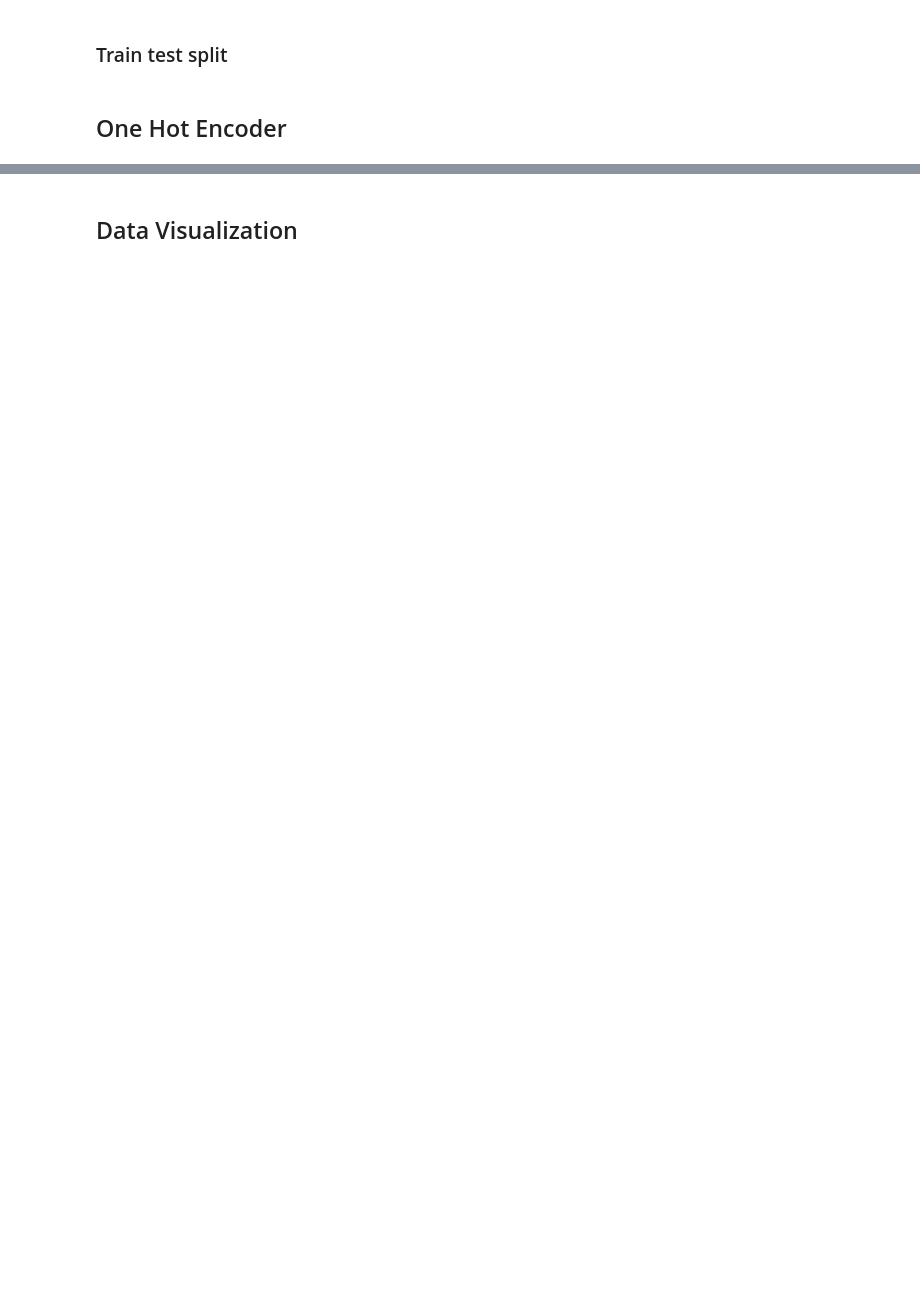
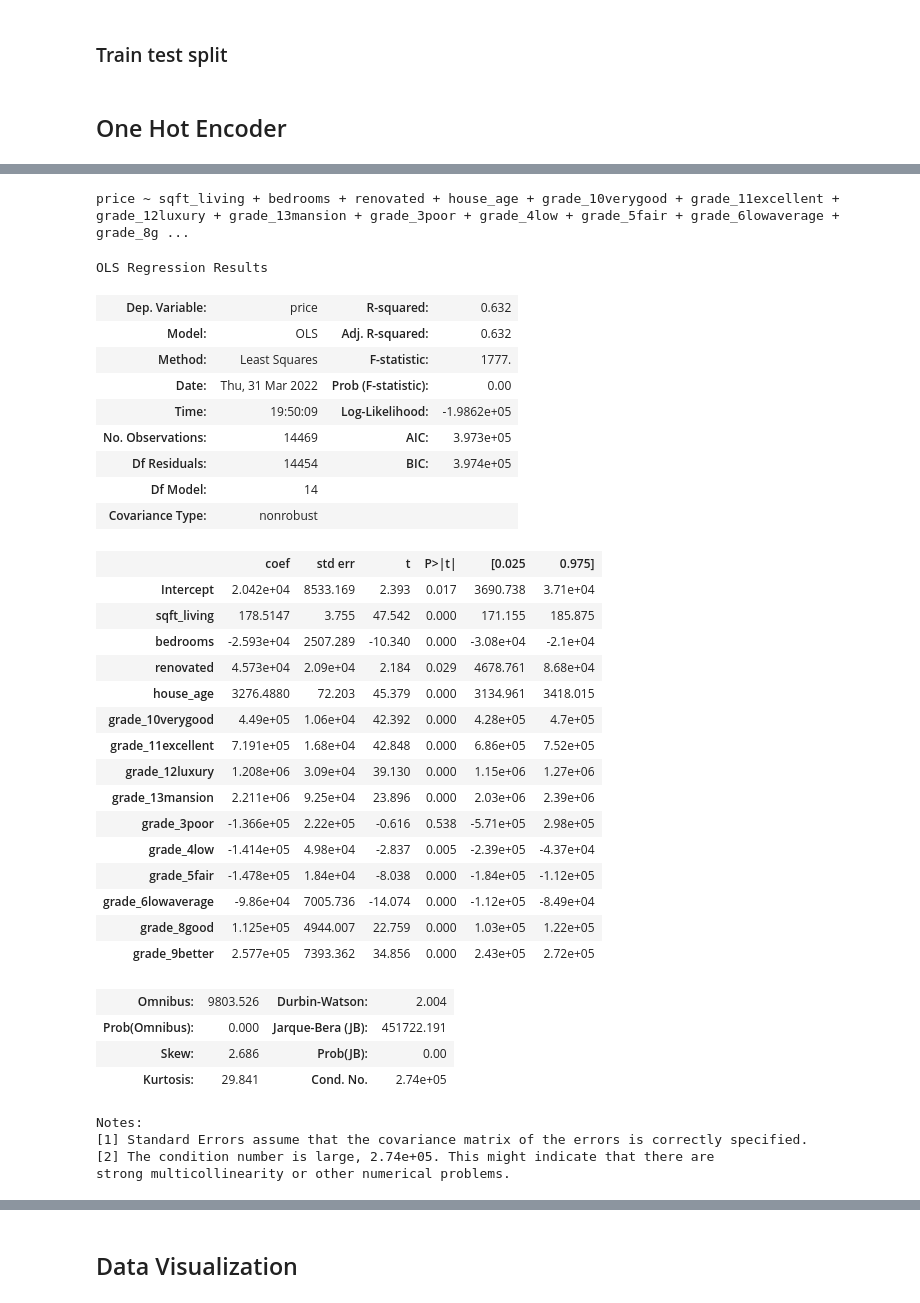
Before and after one commit to hanis-z/King-County-Millenial-homeowner-program, a Jupyter notebook: King_County_Millenial_housing.ipynb, the cells around one changed output, grey strips where cells are left out. Cells and saved outputs as stored; diff of their text form; code cells hidden in the pictures; blank space fills up the shorter version.

Commit message:
Update primary notebook with LinearRegression and ols models

```diff
--- a/King_County_Millenial_housing.ipynb
+++ b/King_County_Millenial_housing.ipynb
@@ -252,0 +281,17 @@ X_train_enc_df
+# %%
+replace_dict = {
+    'ohe__': '',
+    'x0': 'waterfront',
+    'x1': 'zip',
+    'x2': 'view',
+    'x3': 'condition',
+    'x4': 'grade',
+    'x5': 'city',
+    'x6': 'neighborhood'
+}
+# %%
+# Use cleaned_column_names to remove spaces
+X_train.columns = cleaned_column_names(X_train.columns)
+
+for key, value in replace_dict.items():
+    X_train.columns = [ x.replace(key, value) for x in list(X_train.columns) ]
@@ -252,0 +332,7 @@ X_train_enc_df
+# %%
+model_base_cols = ['sqft_living', 'bedrooms']
+
+Xbase_train = X_train[model_base_cols]
+Xbase_test = X_test[model_base_cols]
+
+model_base_r2_train, model_base_r2_test, train_rmse, test_rmse = build_model(Xbase_train, Xbase_test, y_train, y_test)
@@ -252,0 +344,10 @@ X_train_enc_df
+# %%
+# drop 'grade_7average' from OHE grade cols
+model_1_cols = model_base_cols + \
+    ['renovated', 'house_age', 'grade_10verygood', 'grade_11excellent', 'grade_12luxury', 'grade_13mansion',
+     'grade_3poor', 'grade_4low', 'grade_5fair', 'grade_6lowaverage', 'grade_8good', 'grade_9better']
+
+X1_train = X_train[model_1_cols]
+X1_test = X_test[model_1_cols]
+
+model_1_r2_train, model_1_r2_test, train_rmse, test_rmse = build_model(X1_train, X1_test, y_train, y_test)
@@ -341,0 +461,43 @@ ori_cols = ['ohe__x0_YES',
+# %%
+model_1_formula = 'price ~ ' + ' + '.join(model_1_cols)
+print(model_1_formula)
+
+model_1_mod = ols(model_1_formula, train_df).fit()
+model_1_mod_summary = model_1_mod.summary()
+model_1_mod_summary
+# %% [output]
+price ~ sqft_living + bedrooms + renovated + house_age + grade_10verygood + grade_11excellent + grade_12luxury + grade_13mansion + grade_3poor + grade_4low + grade_5fair + grade_6lowaverage + grade_8g ...
+OLS Regression Results
+| Dep. Variable: | price | R-squared: | 0.632 |
+| Model: | OLS | Adj. R-squared: | 0.632 |
+| Method: | Least Squares | F-statistic: | 1777. |
+| Date: | Thu, 31 Mar 2022 | Prob (F-statistic): | 0.00 |
+| Time: | 19:50:09 | Log-Likelihood: | -1.9862e+05 |
+| No. Observations: | 14469 | AIC: | 3.973e+05 |
+| Df Residuals: | 14454 | BIC: | 3.974e+05 |
+| Df Model: | 14 |  |  |
+| Covariance Type: | nonrobust |  |  |
+|  | coef | std err | t | P>|t| | [0.025 | 0.975] |
+| Intercept | 2.042e+04 | 8533.169 | 2.393 | 0.017 | 3690.738 | 3.71e+04 |
+| sqft_living | 178.5147 | 3.755 | 47.542 | 0.000 | 171.155 | 185.875 |
+| bedrooms | -2.593e+04 | 2507.289 | -10.340 | 0.000 | -3.08e+04 | -2.1e+04 |
+| renovated | 4.573e+04 | 2.09e+04 | 2.184 | 0.029 | 4678.761 | 8.68e+04 |
+| house_age | 3276.4880 | 72.203 | 45.379 | 0.000 | 3134.961 | 3418.015 |
+| grade_10verygood | 4.49e+05 | 1.06e+04 | 42.392 | 0.000 | 4.28e+05 | 4.7e+05 |
+| grade_11excellent | 7.191e+05 | 1.68e+04 | 42.848 | 0.000 | 6.86e+05 | 7.52e+05 |
+| grade_12luxury | 1.208e+06 | 3.09e+04 | 39.130 | 0.000 | 1.15e+06 | 1.27e+06 |
+| grade_13mansion | 2.211e+06 | 9.25e+04 | 23.896 | 0.000 | 2.03e+06 | 2.39e+06 |
+| grade_3poor | -1.366e+05 | 2.22e+05 | -0.616 | 0.538 | -5.71e+05 | 2.98e+05 |
+| grade_4low | -1.414e+05 | 4.98e+04 | -2.837 | 0.005 | -2.39e+05 | -4.37e+04 |
+| grade_5fair | -1.478e+05 | 1.84e+04 | -8.038 | 0.000 | -1.84e+05 | -1.12e+05 |
+| grade_6lowaverage | -9.86e+04 | 7005.736 | -14.074 | 0.000 | -1.12e+05 | -8.49e+04 |
+| grade_8good | 1.125e+05 | 4944.007 | 22.759 | 0.000 | 1.03e+05 | 1.22e+05 |
+| grade_9better | 2.577e+05 | 7393.362 | 34.856 | 0.000 | 2.43e+05 | 2.72e+05 |
+| Omnibus: | 9803.526 | Durbin-Watson: | 2.004 |
+| Prob(Omnibus): | 0.000 | Jarque-Bera (JB): | 451722.191 |
+| Skew: | 2.686 | Prob(JB): | 0.00 |
+| Kurtosis: | 29.841 | Cond. No. | 2.74e+05 |
+Notes:
+[1] Standard Errors assume that the covariance matrix of the errors is correctly specified.
+[2] The condition number is large, 2.74e+05. This might indicate that there are
+strong multicollinearity or other numerical problems.
```
Also changed, not shown: parts of 63 cells of this notebook.
